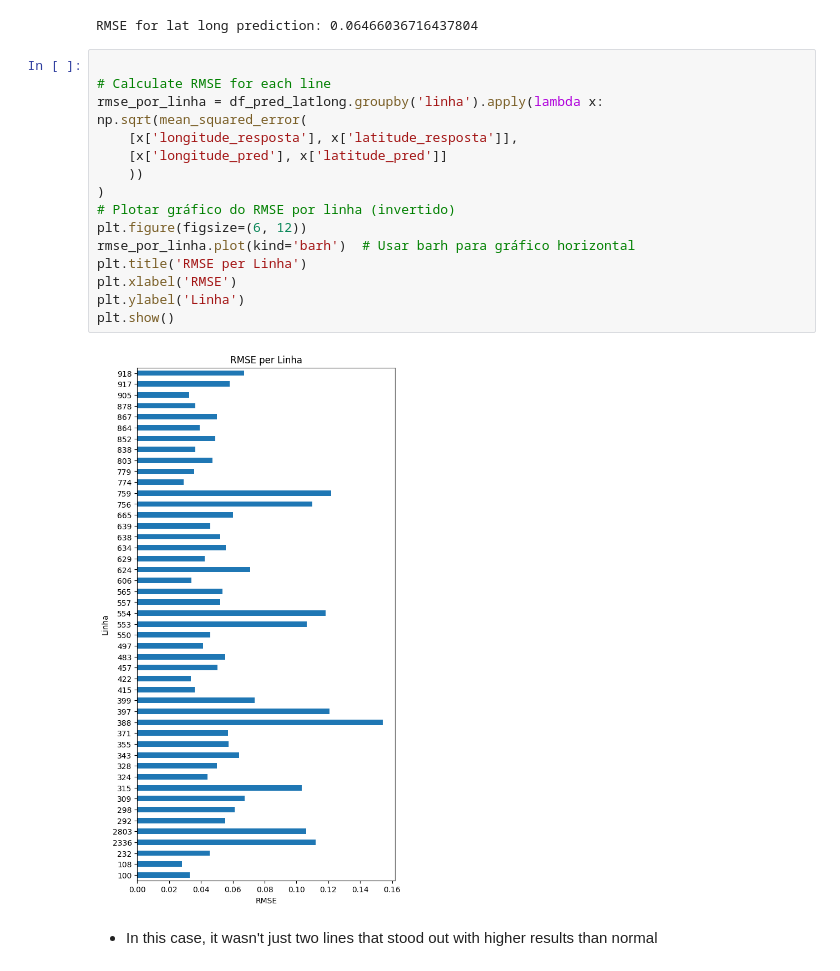
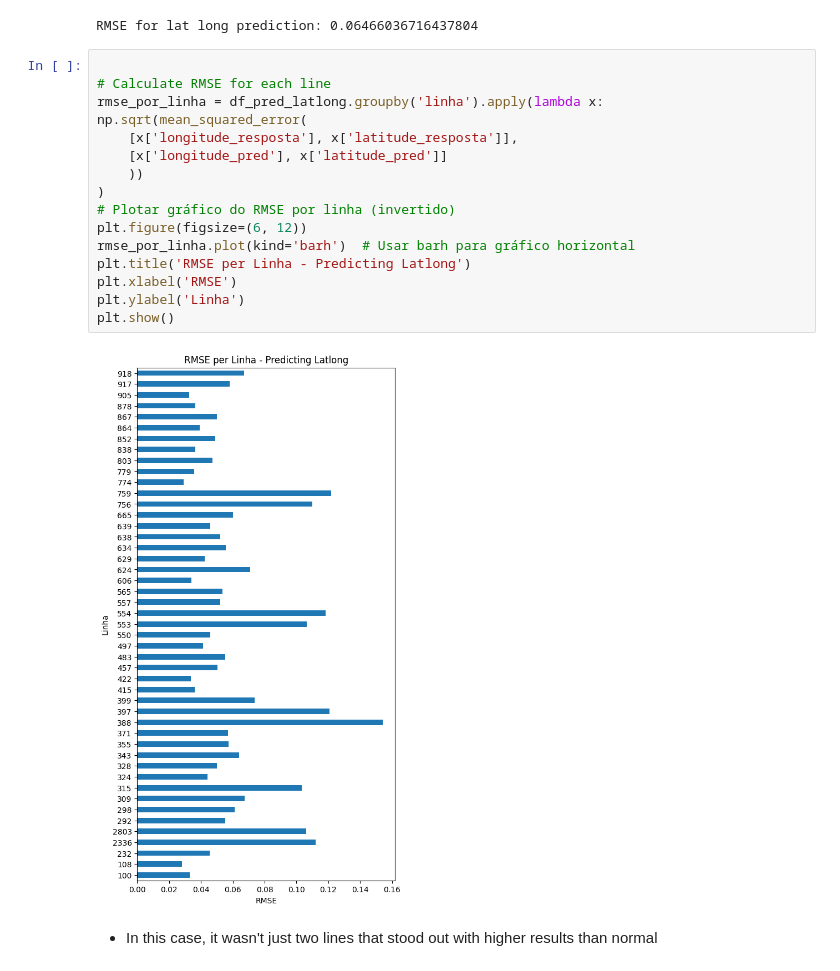
Before and after one commit to MariaLuizaCw/data-mining, a Jupyter notebook: project3/processing/notebooks/evaluate_model_results.ipynb, the cells around one changed output. Drawn from its saved outputs; the diff is of its cells as text.

```diff
--- a/project3/processing/notebooks/evaluate_model_results.ipynb
+++ b/project3/processing/notebooks/evaluate_model_results.ipynb
@@ -170,20 +179,20 @@ RMSE for lat long prediction: 0.06466036716437804
 # %%
 
 # Calculate RMSE for each line
 rmse_por_linha = df_pred_latlong.groupby('linha').apply(lambda x: np.sqrt(mean_squared_error(
     [x['longitude_resposta'], x['latitude_resposta']],
     [x['longitude_pred'], x['latitude_pred']]
     ))
 )
 # Plotar gráfico do RMSE por linha (invertido)
 plt.figure(figsize=(6, 12))
 rmse_por_linha.plot(kind='barh')  # Usar barh para gráfico horizontal
-plt.title('RMSE per Linha')
+plt.title('RMSE per Linha - Predicting Latlong')
 plt.xlabel('RMSE')
 plt.ylabel('Linha')
 plt.show()
 # %% [output]
-[figure, old version]
+[figure, new version]
 # %% [markdown]
 - In this case, it wasn't just two lines that stood out with higher results than normal
 # %%
```
Also changed, not shown: parts of 3 cells of this notebook, 2 other files.
